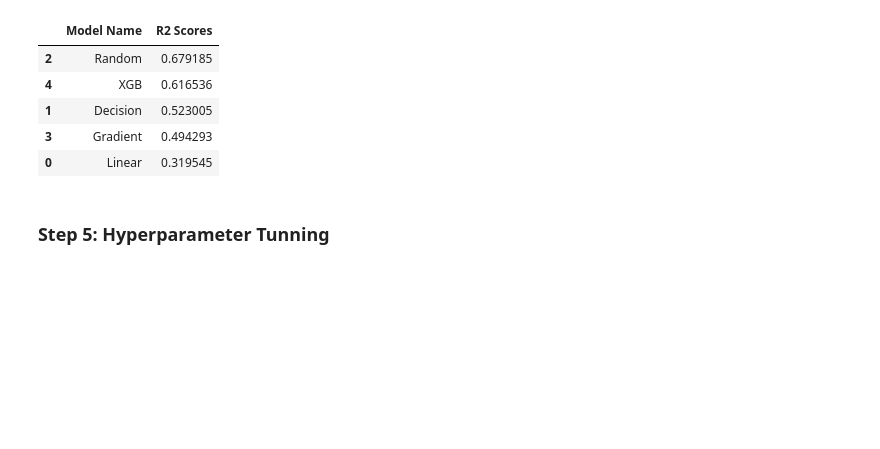
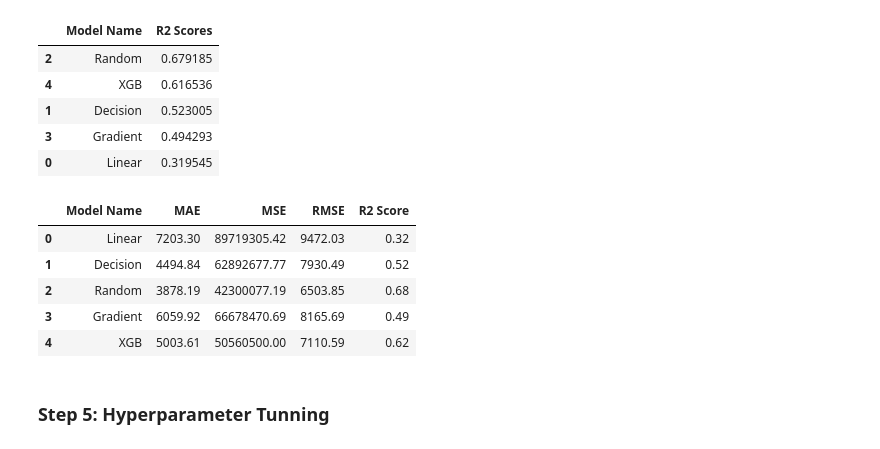
Before and after one commit to sakshichaudhari30/Machine-Learning-1633, a Jupyter notebook: Linear Regression/car price prediction Regression project.ipynb, the cells around one changed output. Drawn from its saved outputs; the diff is of its cells as text; code cells hidden in the pictures; blank space fills up the shorter version.

```diff
--- a/Linear Regression/car price prediction Regression project.ipynb
+++ b/Linear Regression/car price prediction Regression project.ipynb
@@ -611,6 +611,40 @@ model_results
 | 1 | Decision | 0.523005 |
 | 3 | Gradient | 0.494293 |
 | 0 | Linear | 0.319545 |
+# %%
+
+from sklearn.metrics import mean_absolute_error, mean_squared_error, r2_score
+import pandas as pd
+
+results = []
+
+for name, model in dct.items():
+
+    preds = model.predict(xtest_pre)
+
+    mae = mean_absolute_error(ytest["Price"], preds)
+    mse = mean_squared_error(ytest["Price"], preds)
+    rmse = mse ** 0.5
+    r2 = r2_score(ytest["Price"], preds)
+
+    results.append({
+        "Model Name": name,
+        "MAE": mae,
+        "MSE": mse,
+        "RMSE": rmse,
+        "R2 Score": r2
+    })
+
+final_results = pd.DataFrame(results)
+
+final_results.round(2)
+# %% [output]
+|  | Model Name | MAE | MSE | RMSE | R2 Score |
+| 0 | Linear | 7203.30 | 89719305.42 | 9472.03 | 0.32 |
+| 1 | Decision | 4494.84 | 62892677.77 | 7930.49 | 0.52 |
+| 2 | Random | 3878.19 | 42300077.19 | 6503.85 | 0.68 |
+| 3 | Gradient | 6059.92 | 66678470.69 | 8165.69 | 0.49 |
+| 4 | XGB | 5003.61 | 50560500.00 | 7110.59 | 0.62 |
 # %% [markdown]
 ### Step 5: Hyperparameter Tunning
 # %%
```
Also changed, not shown: parts of 2 cells of this notebook, 2 other files.
